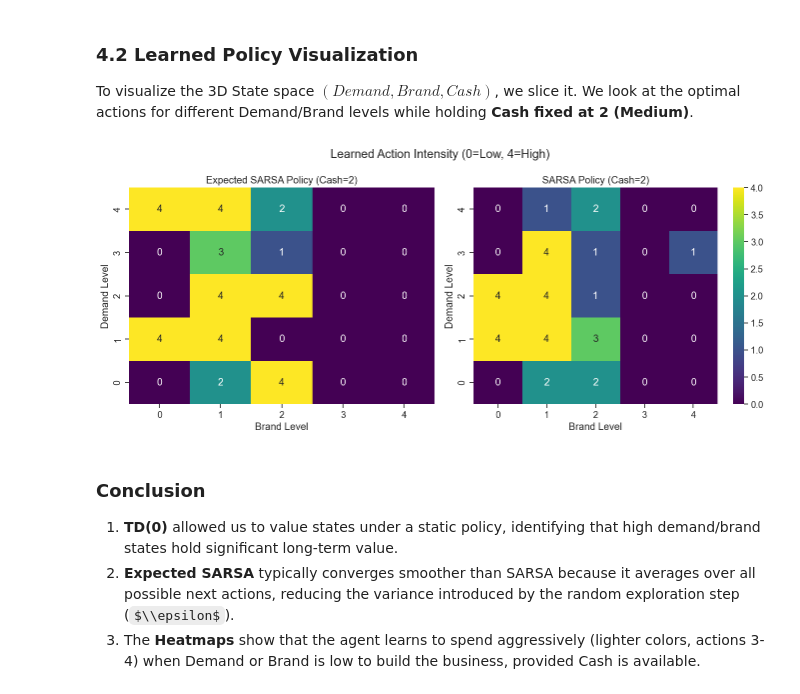
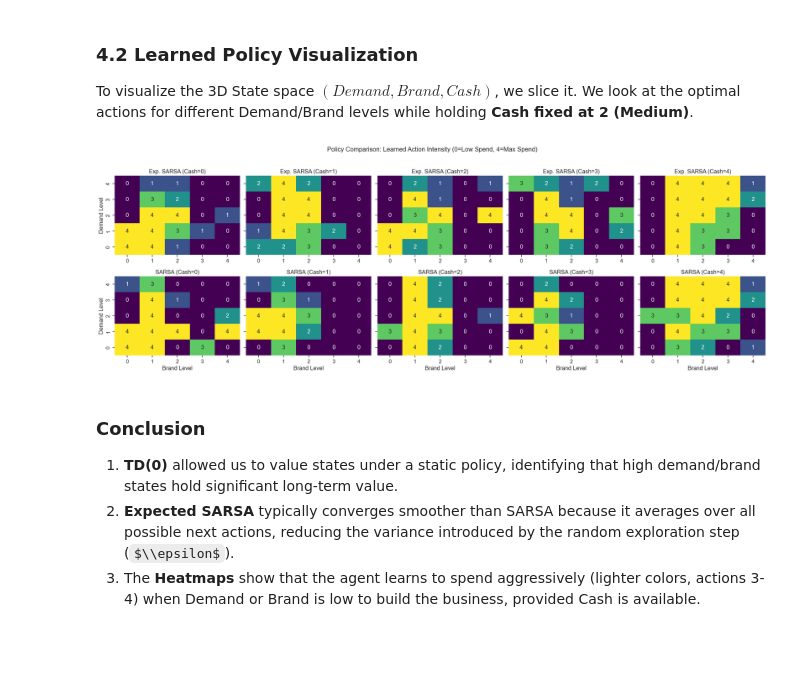
Before and after one commit to parsakhavarinejad/Operations-Research-Case-Studies, a Jupyter notebook: Marketing Budget Optimization via RL/Marketing_Optimization_RL.ipynb, the cells around one changed output. Saved outputs shown, nothing was run; the diff lists cells and outputs as text; code cells hidden in the pictures; some formulas as TeX source; blank space fills up the shorter version.

```diff
--- a/Marketing Budget Optimization via RL/Marketing_Optimization_RL.ipynb
+++ b/Marketing Budget Optimization via RL/Marketing_Optimization_RL.ipynb
@@ -278,37 +278,47 @@ To visualize the 3D State space $(Demand, Brand, Cash)$, we slice it. We look at
 # %%
 def get_policy_grid(Q, cash_level=2):
     grid = np.zeros((5, 5))
     for d in range(5):
         for b in range(5):
             state = (d, b, cash_level)
             if state in Q:
                 grid[d, b] = np.argmax(Q[state])
             else:
                 grid[d, b] = 0 # Default if unvisited
     return grid
+cash_levels = [0, 1, 2, 3, 4]
+n_cols = len(cash_levels)
 
-pol_grid_exp = get_policy_grid(Q_exp)
-pol_grid_sarsa = get_policy_grid(Q_sarsa)
+fig, axes = plt.subplots(2, n_cols, figsize=(24, 8), sharey=True)
 
-fig, axes = plt.subplots(1, 2, figsize=(14, 6))
+for i, cash in enumerate(cash_levels):
+    pol_grid_exp = get_policy_grid(Q_exp, cash_level=cash)
+    pol_grid_sarsa = get_policy_grid(Q_sarsa, cash_level=cash)
 
-sns.heatmap(pol_grid_exp, annot=True, fmt='.0f', cmap='viridis', ax=axes[0], cbar=False)
-axes[0].set_title('Expected SARSA Policy (Cash=2)')
-axes[0].set_xlabel('Brand Level')
-axes[0].set_ylabel('Demand Level')
-axes[0].invert_yaxis()
+    ax_exp = axes[0, i]
+    sns.heatmap(pol_grid_exp, annot=True, fmt='.0f', cmap='viridis',
+                ax=ax_exp, cbar=False, vmin=0, vmax=4)
 
-sns.heatmap(pol_grid_sarsa, annot=True, fmt='.0f', cmap='viridis', ax=axes[1])
-axes[1].set_title('SARSA Policy (Cash=2)')
-axes[1].set_xlabel('Brand Level')
-axes[1].set_ylabel('Demand Level')
-axes[1].invert_yaxis()
+    ax_exp.set_title(f'Exp. SARSA (Cash={cash})')
 
-plt.suptitle('Learned Action Intensity (0=Low, 4=High)')
+    ax_sarsa = axes[1, i]
+    sns.heatmap(pol_grid_sarsa, annot=True, fmt='.0f', cmap='viridis',
+                ax=ax_sarsa, cbar=False, vmin=0, vmax=4)
+
+    ax_sarsa.set_title(f'SARSA (Cash={cash})')
+    ax_sarsa.invert_yaxis()
+
+    if i == 0:
+        ax_exp.set_ylabel("Demand Level")
+        ax_sarsa.set_ylabel("Demand Level")
+
+    ax_sarsa.set_xlabel("Brand Level")
+
+plt.suptitle('Policy Comparison: Learned Action Intensity (0=Low Spend, 4=Max Spend)', fontsize=16, y=1.02)
 plt.tight_layout()
 plt.show()
 # %% [output]
-[figure, old version]
+[figure, new version]
 # %% [markdown]
 ### Conclusion
 
```
Also changed, not shown: parts of 1 cell of this notebook.
